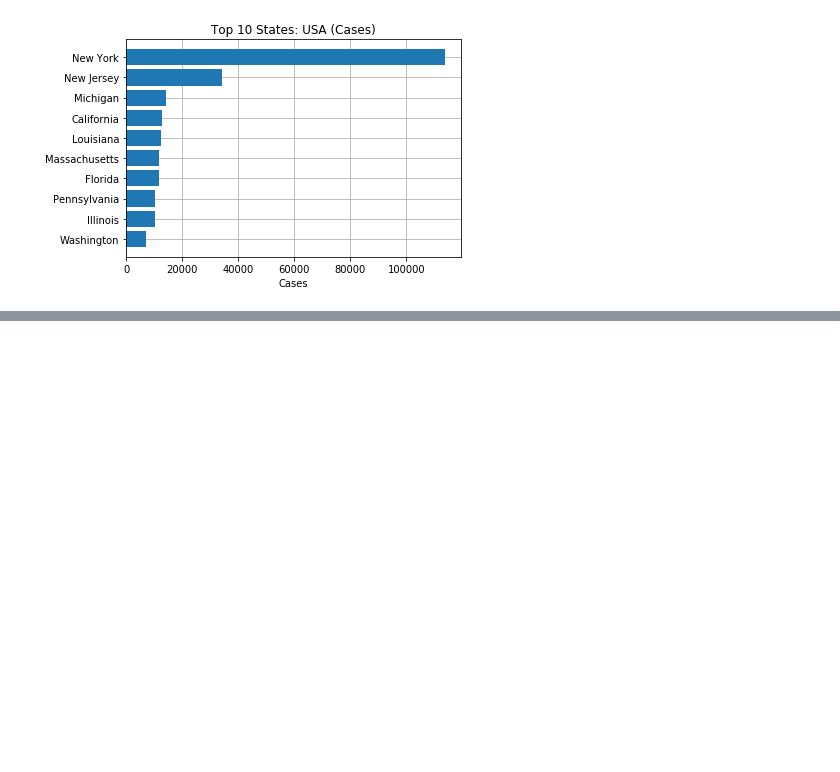
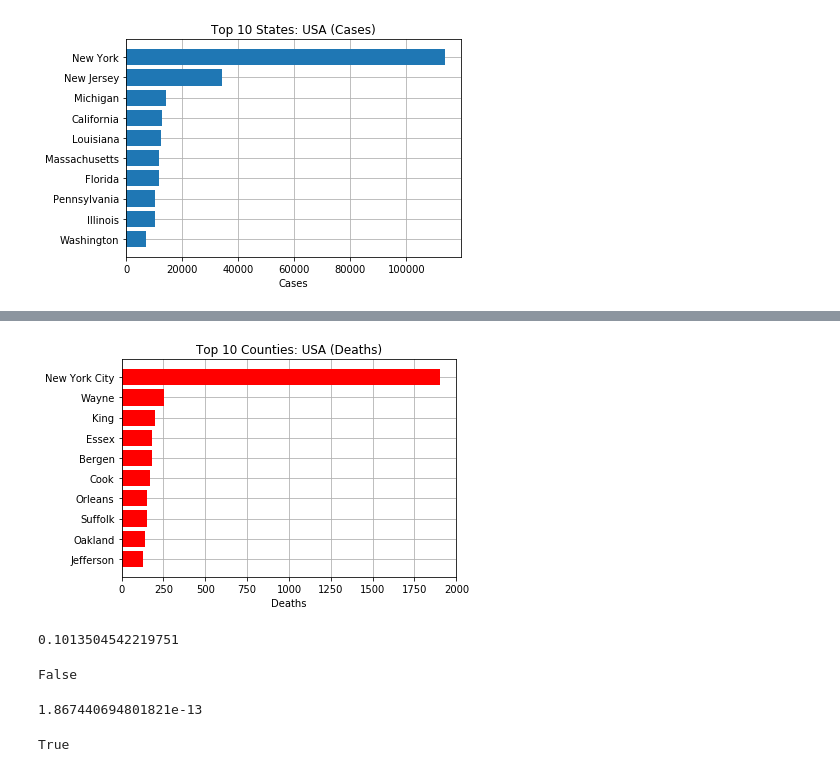
Before and after one commit to plamengj/COVID-19-in-the-US-EDA, a Jupyter notebook: COVID-19 US EDA.ipynb, the cells around one changed output, grey strips where cells are left out. Cells and saved outputs as stored; diff of their text form; code cells hidden in the pictures; blank space fills up the shorter version.

```diff
--- a/COVID-19 US EDA.ipynb
+++ b/COVID-19 US EDA.ipynb
@@ -86,0 +136,45 @@ plt.savefig('figures/Top 10 States_USA (Cases).png')
+# %%
+f = plt.figure()
+f.add_subplot(111)
+
+plt.axes(axisbelow=True)
+plt.barh(df_us.groupby(["County"]).sum().sort_values('Deaths')["Deaths"].index[-10:],df_us.groupby(["County"]).sum().sort_values('Deaths')["Deaths"].values[-10:],color="red")
+plt.xlabel("Deaths")
+plt.title("Top 10 Counties: USA (Deaths)")
+plt.grid()
+plt.savefig('figures/Top 10 Counties_USA (Deaths).png')
+# %% [output]
+[figure, added]
+# %%
+# Hypothesis testing - One-tailed t-test
+# H0: There is no difference between the probability of contracting COVID-19 if you are a male or a female: p_male = p_female
+# H1: There is a higher chance of contracting COVID-19 if you are a male than if you are a female: p_male > p_female
+import scipy.stats as stats
+# male % cases in different countries
+cases_males = [.51, .51, .46, .49, .50, .51, .51, .50, .55, .51, .47, .52, .56, .57, .55, .59, .51, .60, .44, .48, .41, .40, .49, .51, .48, .55, .49]
+# female % cases in different countries
+cases_females = [.49, .49, .54, .51, .50, .49, .49, .50, .45, .49, .53, .48, .44, .43, .45, .40, .49, .40, .56, .51, .55, .60, .51, .49, .52, .39, .51]
+p = stats.ttest_ind(cases_males, cases_females)
+print(p[1]/2)
+# Is p smaller than the threshold of .05
+p[1]/2 < .05
+# We fail reject the null hypothesis (p-value >.05), therefore there is no statistical difference between men and women in terms of the probability of being infected by the virus
+# %% [output]
+0.1013504542219751
+False
+# %%
+# Hypothesis testing - One-tailed t-test
+# H0: There is no difference between the probability of dying from COVID-19 if you are male or female: p_male = p_female
+# H1: There is a higher chance of dying from COVID-19 if you are a male than female: p_male > p_females
+import scipy.stats as stats
+# male % deaths of cases in different countries
+deaths_males = [.57, .64, .67, .58, .65, .59, .69, .58, .69, .53, .63, .59, .63, .61]
+# female % deaths of cases in different countries
+deaths_females = [.41, .36, .33, .42, .35, .41, .31, .42, .31, .47, .37, .41, .37, .39]
+p = stats.ttest_ind(deaths_males, deaths_females)
+print(p[1]/2)
+p[1]/2 < .05
+# We reject the null hypothesis (p-value <.05), therefore the probability of dying from COVID-19 is higher in men than in women
+# %% [output]
+1.867440694801821e-13
+True
```
Also changed, not shown: parts of 5 cells of this notebook, 5 other files.
